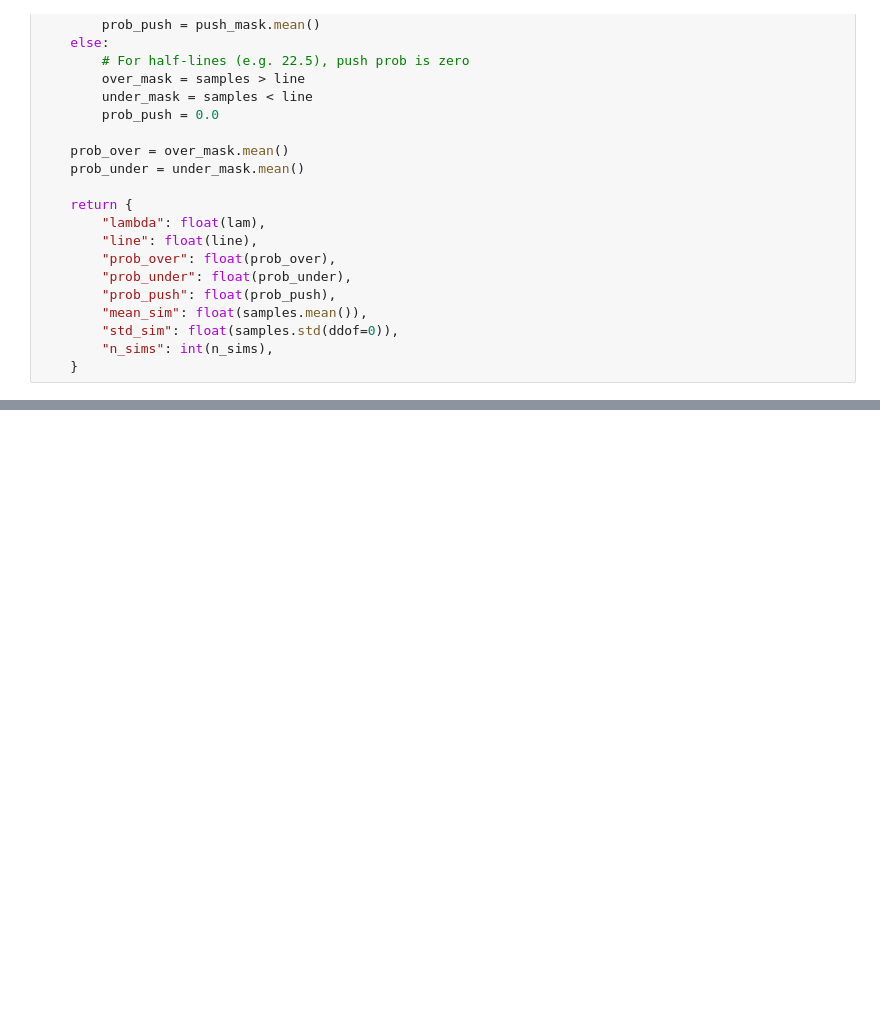
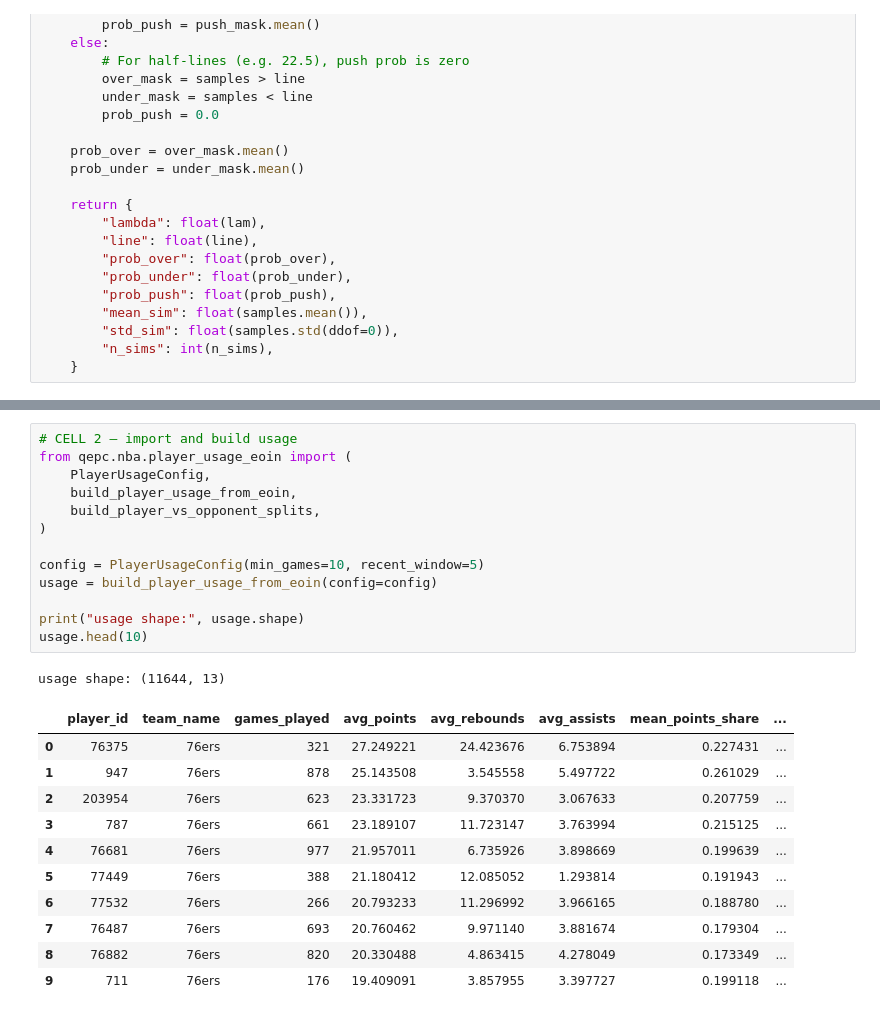
Before and after one commit to wjdorsey/qepc_project, a Jupyter notebook: notebooks/maintenance/tester.ipynb, the cells around one changed output, grey strips where cells are left out. Cells and saved outputs as stored; diff of their text form; blank space fills up the shorter version.

```diff
--- a/notebooks/maintenance/tester.ipynb
+++ b/notebooks/maintenance/tester.ipynb
@@ -1397,0 +1022,26 @@ Unique players in that window: 35
+# %%
+# CELL 2 – import and build usage
+from qepc.nba.player_usage_eoin import (
+    PlayerUsageConfig,
+    build_player_usage_from_eoin,
+    build_player_vs_opponent_splits,
+)
+
+config = PlayerUsageConfig(min_games=10, recent_window=5)
+usage = build_player_usage_from_eoin(config=config)
+
+print("usage shape:", usage.shape)
+usage.head(10)
+# %% [output]
+usage shape: (11644, 13)
+|  | player_id | team_name | games_played | avg_points | avg_rebounds | avg_assists | mean_points_share | ... |
+| 0 | 76375 | 76ers | 321 | 27.249221 | 24.423676 | 6.753894 | 0.227431 | ... |
+| 1 | 947 | 76ers | 878 | 25.143508 | 3.545558 | 5.497722 | 0.261029 | ... |
+| 2 | 203954 | 76ers | 623 | 23.331723 | 9.370370 | 3.067633 | 0.207759 | ... |
+| 3 | 787 | 76ers | 661 | 23.189107 | 11.723147 | 3.763994 | 0.215125 | ... |
+| 4 | 76681 | 76ers | 977 | 21.957011 | 6.735926 | 3.898669 | 0.199639 | ... |
+| 5 | 77449 | 76ers | 388 | 21.180412 | 12.085052 | 1.293814 | 0.191943 | ... |
+| 6 | 77532 | 76ers | 266 | 20.793233 | 11.296992 | 3.966165 | 0.188780 | ... |
+| 7 | 76487 | 76ers | 693 | 20.760462 | 9.971140 | 3.881674 | 0.179304 | ... |
+| 8 | 76882 | 76ers | 820 | 20.330488 | 4.863415 | 4.278049 | 0.173349 | ... |
+| 9 | 711 | 76ers | 176 | 19.409091 | 3.857955 | 3.397727 | 0.199118 | ... |
```
Also changed, not shown: parts of 27 cells of this notebook, 5 other files.
